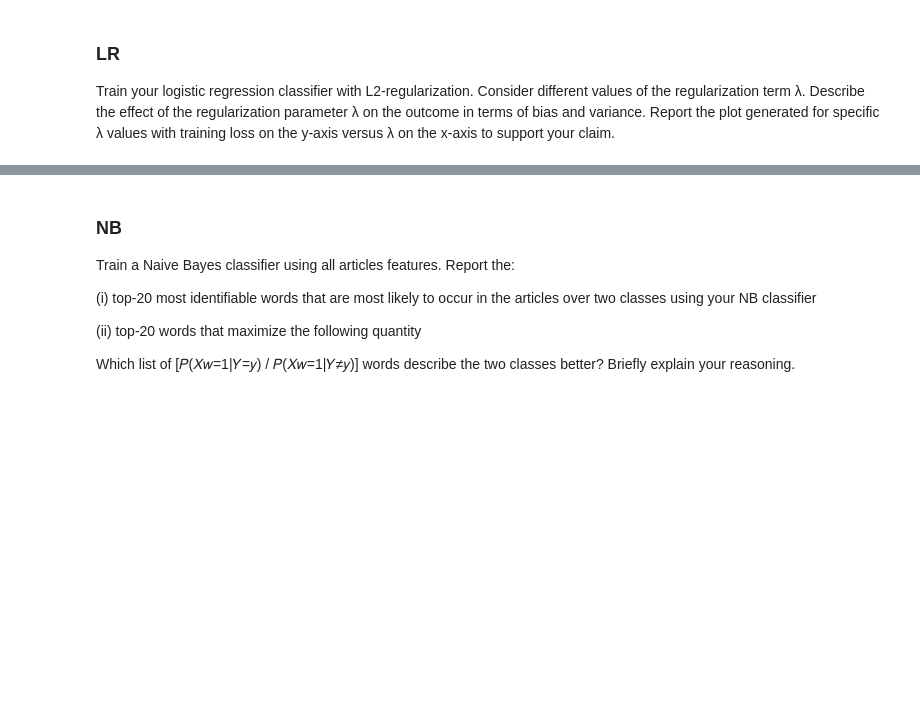
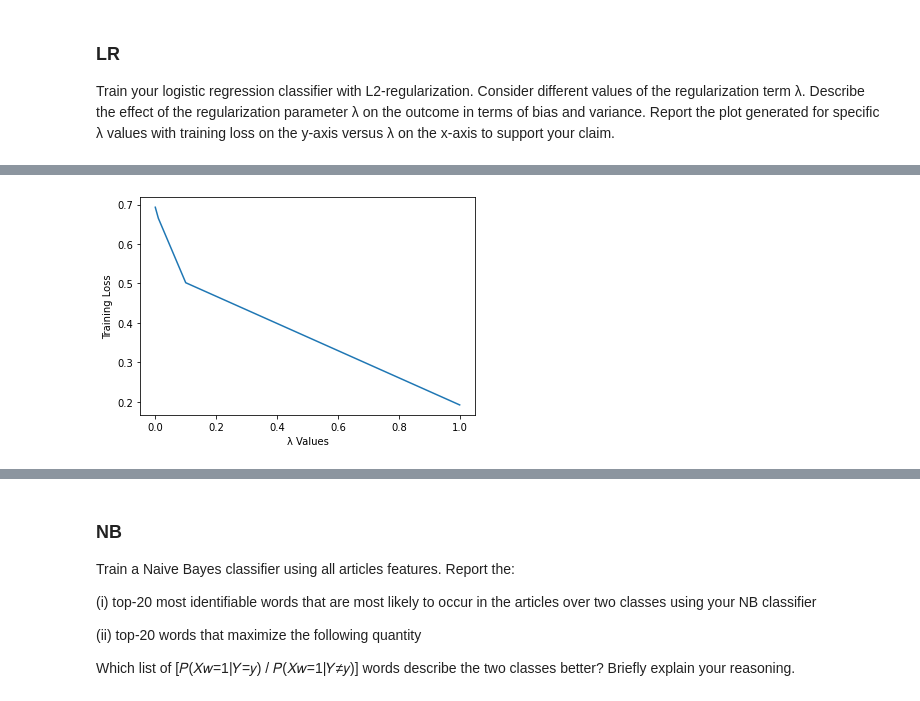
Before and after one commit to waldosingleton/Assignment_3, a Jupyter notebook: A3 Clean Up.ipynb, the cells around one changed output, grey strips where cells are left out. Saved outputs shown, nothing was run; the diff lists cells and outputs as text; code cells hidden in the pictures; blank space fills up the shorter version.

```diff
--- a/A3 Clean Up.ipynb
+++ b/A3 Clean Up.ipynb
@@ -263,0 +316,18 @@ on the y-axis versus λ on the x-axis to support your claim.
+# %%
+# LR Plot
+# X-Axis: Lambda
+# Y-Axis: Training/Log Loss
+
+lambda_values = [0.00000001, 0.0000001, 0.000001, 0.00001, 0.0001, 0.001, 0.01, 0.1, 1]
+training_loss = []
+for _lambda in lambda_values:
+    logreg = LogisticRegression(penalty='l2', solver='lbfgs', C=_lambda, multi_class='multinomial')
+    logreg.fit(X_train_text, y)
+    training_loss.append(log_loss(y, logreg.predict_proba(X_train_text)))
+
+plt.plot(lambda_values, training_loss)
+plt.xlabel('λ Values')
+plt.ylabel('Training Loss')
+plt.show()
+# %% [output]
+[figure, added]
```
Also changed, not shown: parts of 3 cells of this notebook.
